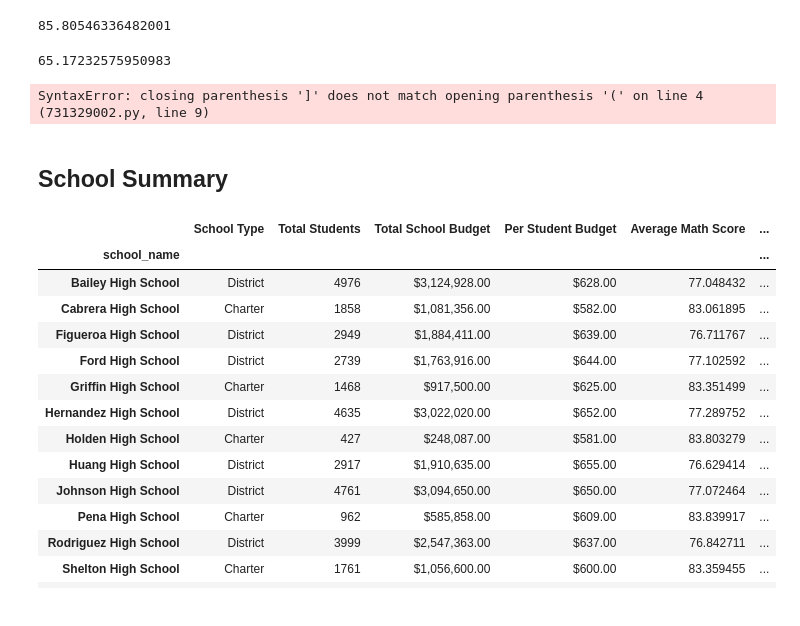
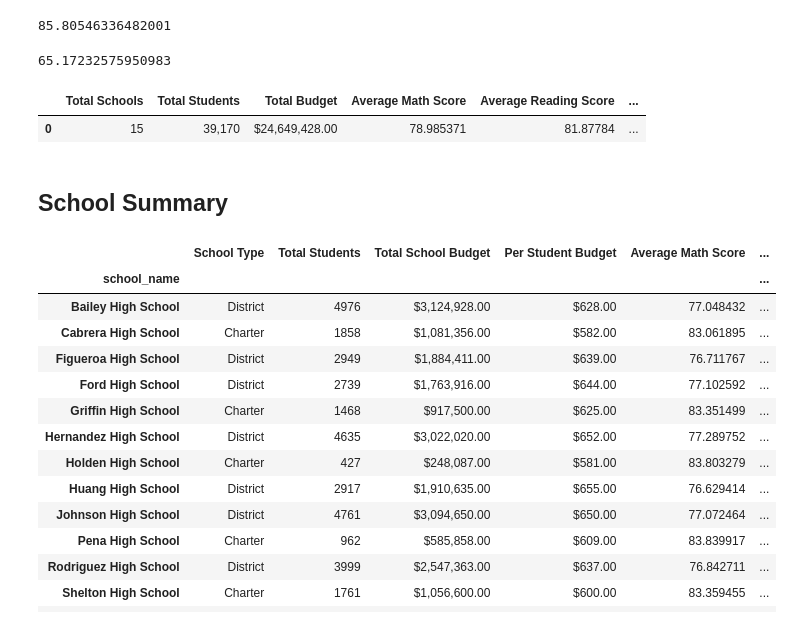
Before and after one commit to zachrehfuss/Pandas_Challenge2, a Jupyter notebook: PyCitySchools/PyCitySchools_starter.ipynb, the cells around one changed output. Drawn from its saved outputs; the diff is of its cells as text; code cells hidden in the pictures.

```diff
--- a/PyCitySchools/PyCitySchools_starter.ipynb
+++ b/PyCitySchools/PyCitySchools_starter.ipynb
@@ -64,13 +64,15 @@ total_budget
 # Calculate the average (mean) math score
 average_math_score = school_data_complete.loc[:, "math_score"]
 
-average_math_score.mean()
+results_math = average_math_score.mean()
+results_math
 # %% [output]
 78.98537145774827
 # %%
 # Calculate the average (mean) reading score
 average_reading_score = school_data_complete.loc[:, "reading_score"]
-average_reading_score.mean()
+results_reading = average_reading_score.mean()
+results_reading
 # %% [output]
 81.87784018381414
 # %%
@@ -99,25 +101,30 @@ overall_passing_rate
 # %%
 # Create a high-level snapshot of the district's key metrics in a DataFrame
 # district summary = number of unique schools, total students, total budget, avg math
 # avg reading, passing math, passing read, overall passing DELETE LATER
-district_summary_df = pd.DataFrame(
+district_summary = pd.DataFrame(
     {
         "Total Schools": [unique_schools],
-        " " : [ ],
-        " " : [ ],
-    }
+        "Total Students": [student_count],
+        "Total Budget": [total_budget],
+        "Average Math Score": [results_math],
+        "Average Reading Score": [results_reading],
+        "Students Who Passed Math": [passing_math_percentage],
+        "Students Who Passed Reading": [passing_reading_percentage],
+        "Overall Passing Percentage": [overall_passing_rate]
+        }
 )
-
 
 # Formatting
 
-#district_summary["Total Students"] = district_summary["Total Students"].map("{:,}".format)
-#district_summary["Total Budget"] = district_summary["Total Budget"].map("${:,.2f}".format)
+district_summary["Total Students"] = district_summary["Total Students"].map("{:,}".format)
+district_summary["Total Budget"] = district_summary["Total Budget"].map("${:,.2f}".format)
 
 # Display the DataFrame
 district_summary
 # %% [output]
-SyntaxError: closing parenthesis ']' does not match opening parenthesis '(' on line 4 (731329002.py, line 9)
+|  | Total Schools | Total Students | Total Budget | Average Math Score | Average Reading Score | ... |
+| 0 | 15 | 39,170 | $24,649,428.00 | 78.985371 | 81.87784 | ... |
 # %% [markdown]
 ## School Summary
 # %%
```
